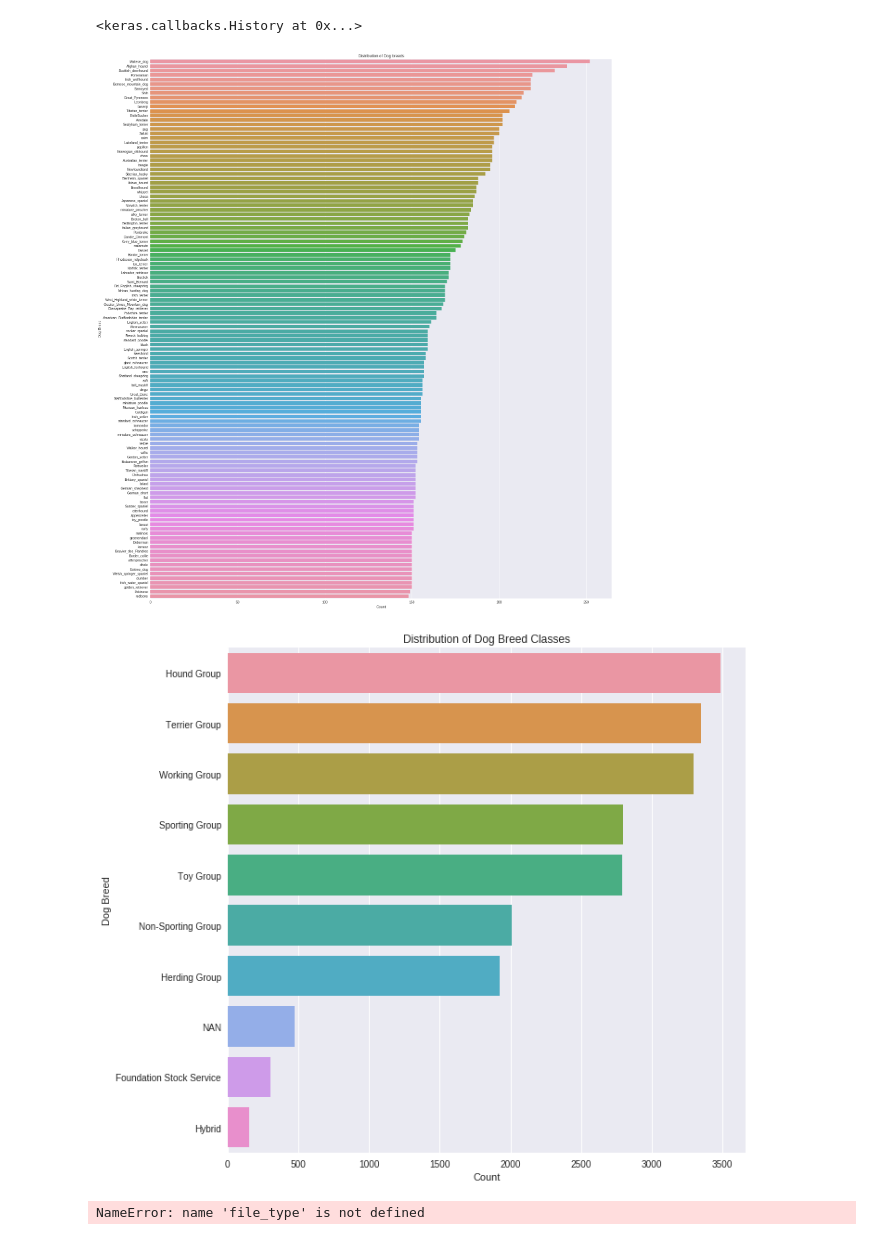
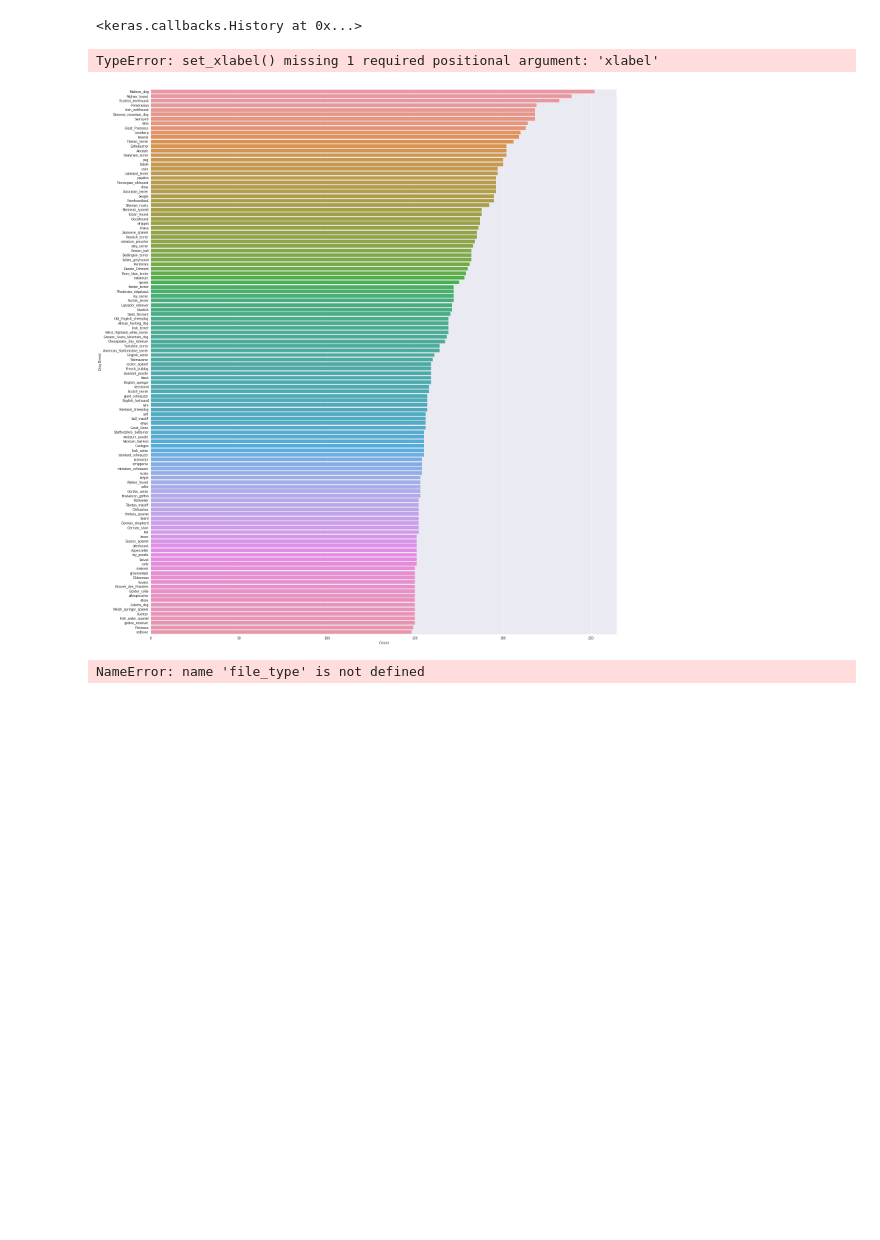
Before and after one commit to ayshaw/Dog-Breed-Project, a Jupyter notebook: milestone_3.ipynb, the cells around one changed output. Saved outputs shown, nothing was run; the diff lists cells and outputs as text; code cells hidden in the pictures; blank space fills up the shorter version.

```diff
--- a/milestone_3.ipynb
+++ b/milestone_3.ipynb
@@ -351,36 +351,38 @@ for i in range(1,121):
     breed['breed']=file_type['breed'].loc[file_type.type==i].values[0]
     breed['type_num']=i
     breed['breed_class']=groups[breed['breed'].lower().replace('_',' ')]
     class_dictionary[file_type['breed'].loc[file_type.type==i].values[0]]=breed['breed_class']
     for index, row in file_type.loc[file_type.type==i].iterrows():
         if index>9:
             break
         else: continue
     breeds_10.append(breed)
 file_type['breed_class']=[groups[i.lower().replace('_',' ')] for i in file_type.breed.values]
 yy=file_type['breed'].value_counts()
 
 fig, ax = plt.subplots()
 fig.set_size_inches(25, 30)
 sns.set()
 ax = sns.barplot(y = yy.index, x = yy, data = file_type,orient='h')
 #ax.set_xticklabels(ax.get_yticklabels(), rotation = 90, fontsize = 8)
 ax.set(ylabel='Dog Breed', xlabel='Count')
-ax.set_title('Distribution of Dog breeds')
+ax.set_xlabel(fontsize=15,fontweight='bold')
+ax.set_ylabel('Count','Dog Breed',fontsize=15,fontweight='bold')
+ax.set_title('Distribution of Dog breeds',fontsize=20,fontweight='bold')
 plt.savefig('distribution_breeds.png')
 yy=file_type['breed_class'].value_counts()
 
 fig, ax = plt.subplots()
 fig.set_size_inches(10,10)
 sns.set()
 ax = sns.barplot(y = yy.index, x = yy, data = file_type,orient='h')
 #ax.set_xticklabels(ax.get_yticklabels(), rotation = 90, fontsize = 8)
 ax.set(ylabel='Dog Breed', xlabel='Count')
 ax.set_title('Distribution of Dog Breed Classes')
 plt.savefig('distribution_class.png',fontsize=20)
 # %% [output]
+TypeError: set_xlabel() missing 1 required positional argument: 'xlabel'
-[figure, old version]
+[figure, new version]
-[figure, removed]
 # %%
 file_type
 # %% [output]
```
Also changed, not shown: 1 other file.
